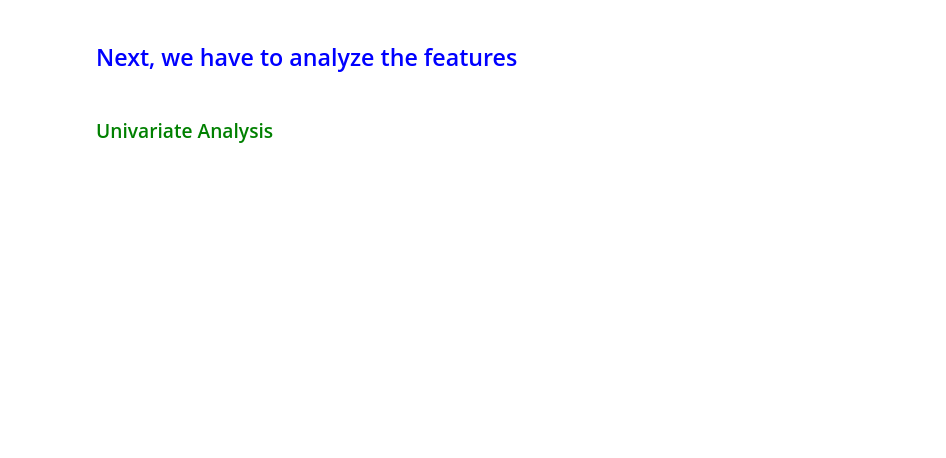
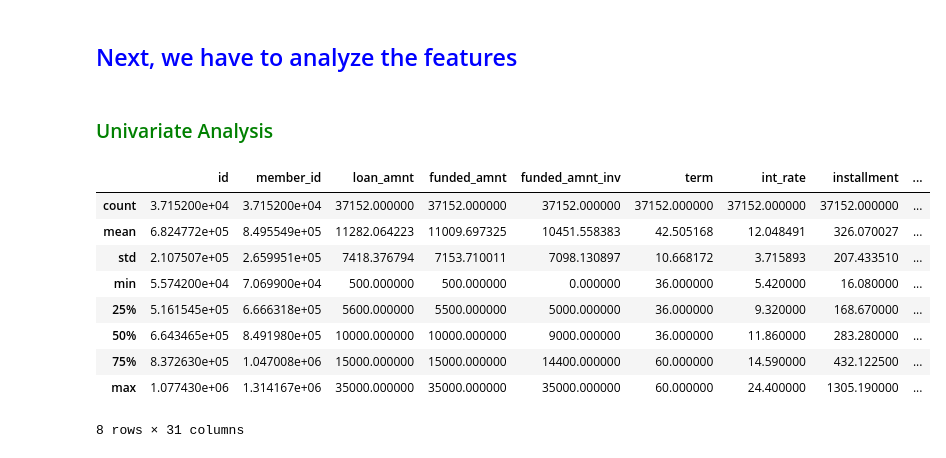
Before and after one commit to asimanandamohanty/lendingclub, a Jupyter notebook: LenderClubAssignment.ipynb, the cells around one changed output. Cells and saved outputs as stored; diff of their text form; code cells hidden in the pictures; blank space fills up the shorter version.

```diff
--- a/LenderClubAssignment.ipynb
+++ b/LenderClubAssignment.ipynb
@@ -894,0 +964,2 @@ ts
+# %%
+df['last_pymnt_d_year'] = df['last_pymnt_d_year'].apply(lambda x: '20'+ x)
@@ -894,0 +988,3 @@ ts
+# %%
+df['last_credit_pull_d_month'] = df['last_credit_pull_d'].apply(lambda x: x.split('-')[0])
+df['last_credit_pull_d_year'] = df['last_credit_pull_d'].apply(lambda x: x.split('-')[1])
@@ -894,0 +1005,2 @@ ts
+# %%
+df['last_credit_pull_d_year'] = df['last_credit_pull_d_year'].apply(lambda x: '20'+ x)
@@ -894,0 +1027,2 @@ ts
+# %%
+df = df.drop('application_type',axis=1)
@@ -896,3 +1054,16 @@ ts
 ## <span style="color:blue"> Next, we have to analyze the features
 # %% [markdown]
 ### <span style="color:green"> Univariate Analysis
+# %%
+df.describe()
+# %% [output]
+|  | id | member_id | loan_amnt | funded_amnt | funded_amnt_inv | term | int_rate | installment | ... |
+| count | 3.715200e+04 | 3.715200e+04 | 37152.000000 | 37152.000000 | 37152.000000 | 37152.000000 | 37152.000000 | 37152.000000 | ... |
+| mean | 6.824772e+05 | 8.495549e+05 | 11282.064223 | 11009.697325 | 10451.558383 | 42.505168 | 12.048491 | 326.070027 | ... |
+| std | 2.107507e+05 | 2.659951e+05 | 7418.376794 | 7153.710011 | 7098.130897 | 10.668172 | 3.715893 | 207.433510 | ... |
+| min | 5.574200e+04 | 7.069900e+04 | 500.000000 | 500.000000 | 0.000000 | 36.000000 | 5.420000 | 16.080000 | ... |
+| 25% | 5.161545e+05 | 6.666318e+05 | 5600.000000 | 5500.000000 | 5000.000000 | 36.000000 | 9.320000 | 168.670000 | ... |
+| 50% | 6.643465e+05 | 8.491980e+05 | 10000.000000 | 10000.000000 | 9000.000000 | 36.000000 | 11.860000 | 283.280000 | ... |
+| 75% | 8.372630e+05 | 1.047008e+06 | 15000.000000 | 15000.000000 | 14400.000000 | 60.000000 | 14.590000 | 432.122500 | ... |
+| max | 1.077430e+06 | 1.314167e+06 | 35000.000000 | 35000.000000 | 35000.000000 | 60.000000 | 24.400000 | 1305.190000 | ... |
+8 rows × 31 columns
```
Also changed, not shown: parts of 35 cells of this notebook.
